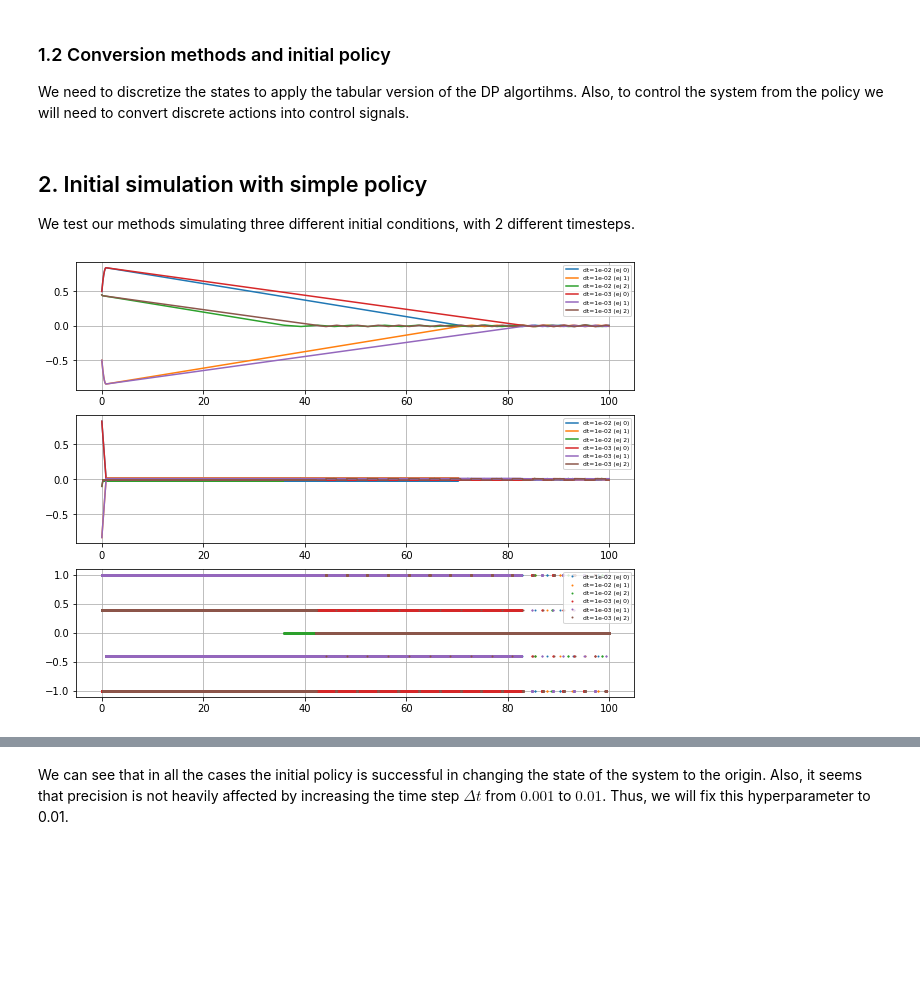
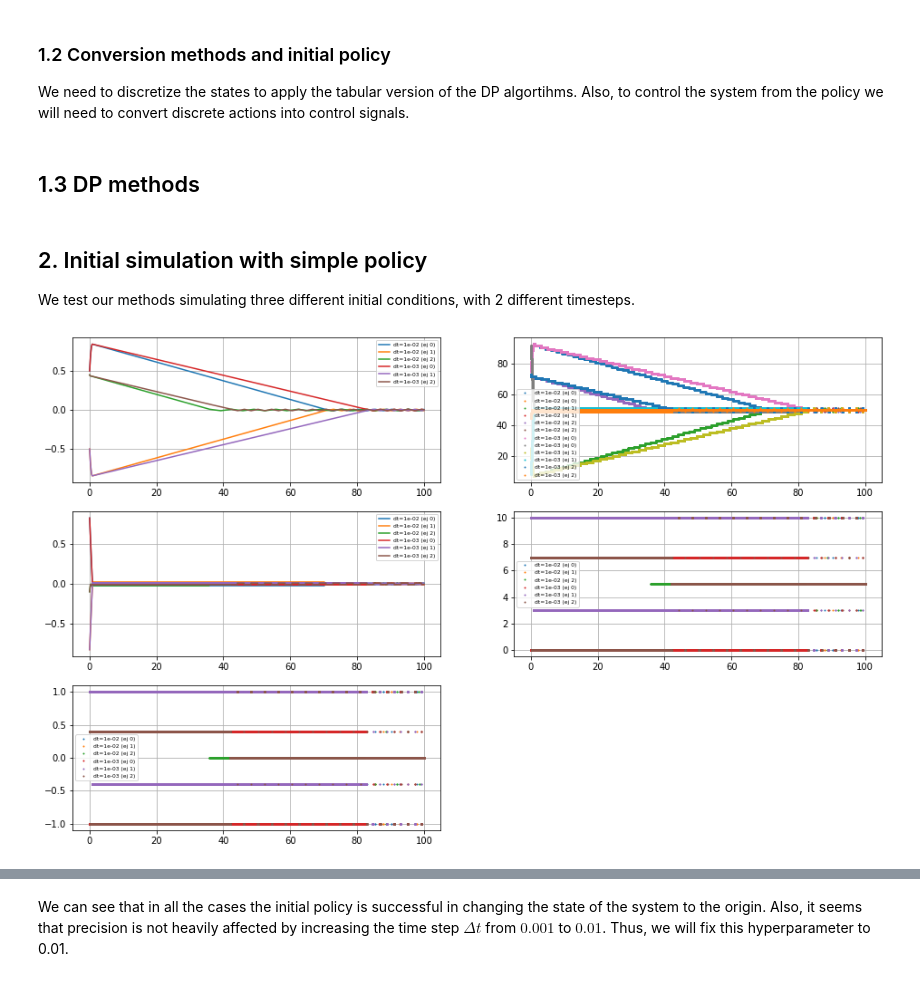
Before and after one commit to tarod13/OptimalControl, a Jupyter notebook: OptimalControl_DP_project.ipynb, the cells around one changed output, grey strips where cells are left out. Drawn from its saved outputs; the diff is of its cells as text; code cells hidden in the pictures; blank space fills up the shorter version.

Commit message:
Added method to calculate cost-to-go

```diff
--- a/OptimalControl_DP_project.ipynb
+++ b/OptimalControl_DP_project.ipynb
@@ -37,14 +37,17 @@ def step_DormandPrince(f,t,x,h,u,f_args):
 def simulate_trajectory_DormandPrince(f, t, x0, f_args):
     N = len(t)
     x = [x0]
-    u0 = x2u(x0)
-    u = [u0]
+    u0, a0, s0 = x2u(x0)
+    u, a, s = [u0], [a0], [s0]
     for k in range(0, N-1):
         dx_dt = step_DormandPrince(f,t[k],x[k],t[k+1]-t[k],u[k],f_args)
         dt = t[k+1]-t[k]
         x.append(x[k] + dx_dt*dt)
-        u.append(x2u(x[k+1]))
-    return np.stack(x), np.stack(u)
+        u_kp1, a_kp1, s_kp1 = x2u(x[k+1])
+        u.append(u_kp1)
+        a.append(a_kp1)
+        s.append(s_kp1)
+    return np.stack(x), np.stack(s), np.stack(a), np.stack(u)
 # %%
 # Define system dynamics
 def system_ode(t, x, u, args):
@@ -106,2 +109,4 @@ def x2u(x, policy='simple'):
+# %% [markdown]
+## 1.3 DP methods
 # %%
 # Initialize J table
@@ -121,20 +152,25 @@ A = np.array([[0.0,1.0],[0.0,0.0]])
 B = np.array([[0.0],[1.0]])
 ode_args = {'A': A.copy(), 'B': B.copy()}
 # %%
-fig, ax = plt.subplots(3,1, figsize=(10,8))
+fig, ax = plt.subplots(3,2, figsize=(16,10))
 for dt in [0.01, 0.001]:
     t = np.arange(0,100,dt);
-    x, u = simulate_trajectory_DormandPrince(system_ode,t,x0,ode_args)
+    x, s, a, u = simulate_trajectory_DormandPrince(system_ode,t,x0,ode_args)
     for i in range(0, x0.shape[0]):
       label_ = "dt=%.0e"%dt+" (ej "+str(i)+")"
-      ax[0].plot(t, x[:,i,0], '-', ms=1, label=label_);
-      ax[1].plot(t, x[:,i,1], '-', ms=1, label=label_);
-      ax[2].plot(t, u[:,i], 'o', ms=1, label=label_);
+      ax[0,0].plot(t, x[:,i,0], '-', ms=1, label=label_);
+      ax[1,0].plot(t, x[:,i,1], '-', ms=1, label=label_);
+      ax[2,0].plot(t, u[:,i], 'o', ms=1, label=label_);
+      ax[0,1].plot(t, s[:,i], 'o', ms=1, label=label_);
+      ax[1,1].plot(t, a[:,i], 'o', ms=1, label=label_);
+ax[2, 1].axis('off')
 for i in range(0,3):
-  ax[i].grid()
-  ax[i].legend(fontsize=6)
+  for j in range(0,2):
+    if i != 2 or j != 1:
+      ax[i,j].grid()
+      ax[i,j].legend(fontsize=6)
 plt.show()
 plt.close()
 # %% [output]
-[figure, old version]
+[figure, new version]
 # %%
```
Also changed, not shown: parts of 8 cells of this notebook.
